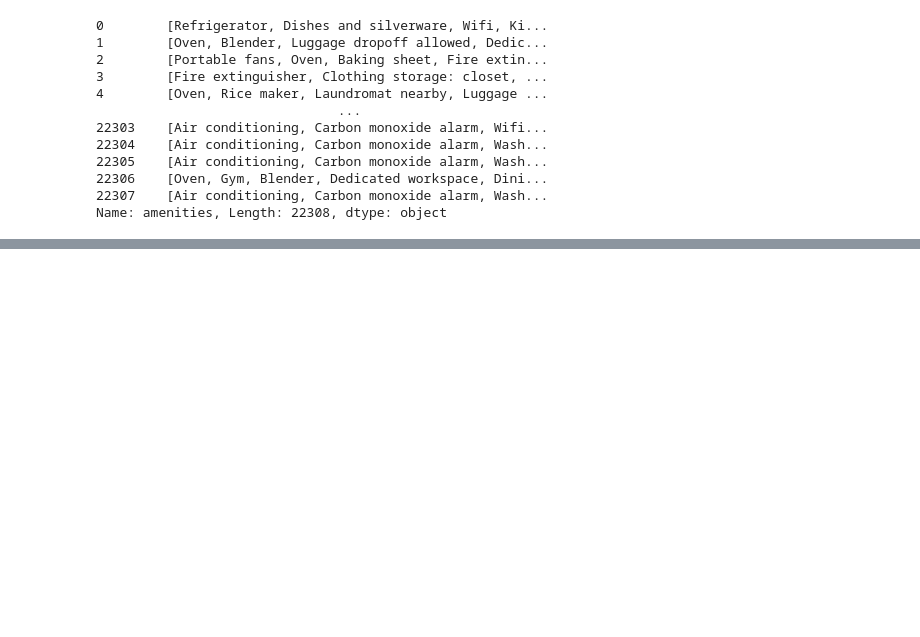
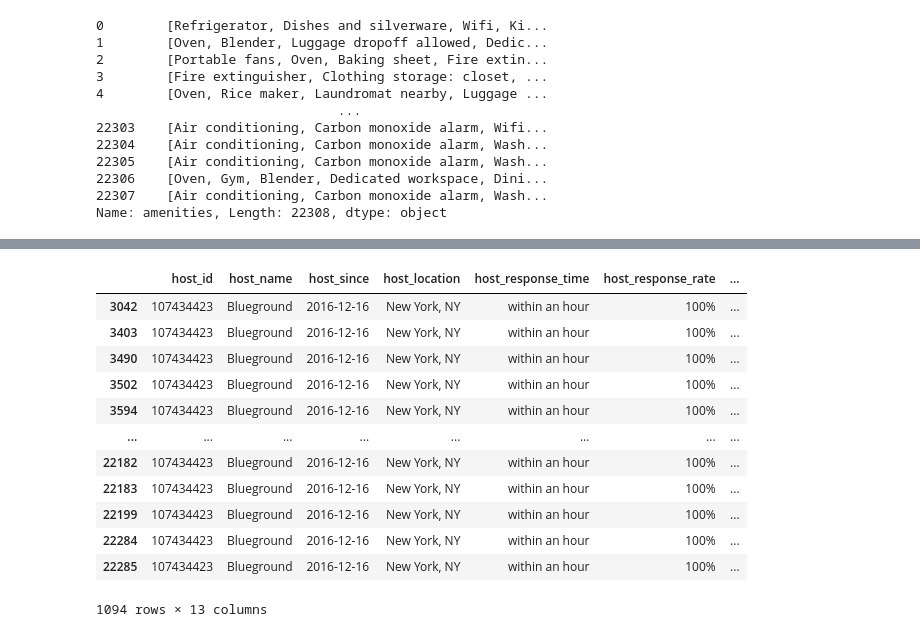
Before and after one commit to KyungminChang/data-analysis-project-BBB, a Jupyter notebook: 01_preprocessiong.ipynb, the cells around one changed output, grey strips where cells are left out. Cells and saved outputs as stored; diff of their text form; code cells hidden in the pictures; blank space fills up the shorter version.

```diff
--- a/01_preprocessiong.ipynb
+++ b/01_preprocessiong.ipynb
@@ -277,0 +259,3 @@ Name: amenities, Length: 22308, dtype: object
+# %%
+cols = list(df_host.columns) + ['host_listings_count', 'host_total_listings_count', 'calculated_host_listings_count']
+df.loc[df['host_id'].duplicated(), cols].sort_values('host_id').head(10)
@@ -277,0 +357,16 @@ Name: amenities, Length: 22308, dtype: object
+# %%
+df.loc[df['calculated_host_listings_count'] == 1194, cols]
+# %% [output]
+|  | host_id | host_name | host_since | host_location | host_response_time | host_response_rate | ... |
+| 3042 | 107434423 | Blueground | 2016-12-16 | New York, NY | within an hour | 100% | ... |
+| 3403 | 107434423 | Blueground | 2016-12-16 | New York, NY | within an hour | 100% | ... |
+| 3490 | 107434423 | Blueground | 2016-12-16 | New York, NY | within an hour | 100% | ... |
+| 3502 | 107434423 | Blueground | 2016-12-16 | New York, NY | within an hour | 100% | ... |
+| 3594 | 107434423 | Blueground | 2016-12-16 | New York, NY | within an hour | 100% | ... |
+| ... | ... | ... | ... | ... | ... | ... | ... |
+| 22182 | 107434423 | Blueground | 2016-12-16 | New York, NY | within an hour | 100% | ... |
+| 22183 | 107434423 | Blueground | 2016-12-16 | New York, NY | within an hour | 100% | ... |
+| 22199 | 107434423 | Blueground | 2016-12-16 | New York, NY | within an hour | 100% | ... |
+| 22284 | 107434423 | Blueground | 2016-12-16 | New York, NY | within an hour | 100% | ... |
+| 22285 | 107434423 | Blueground | 2016-12-16 | New York, NY | within an hour | 100% | ... |
+1094 rows × 13 columns
```
Also changed, not shown: parts of 22 cells of this notebook.
